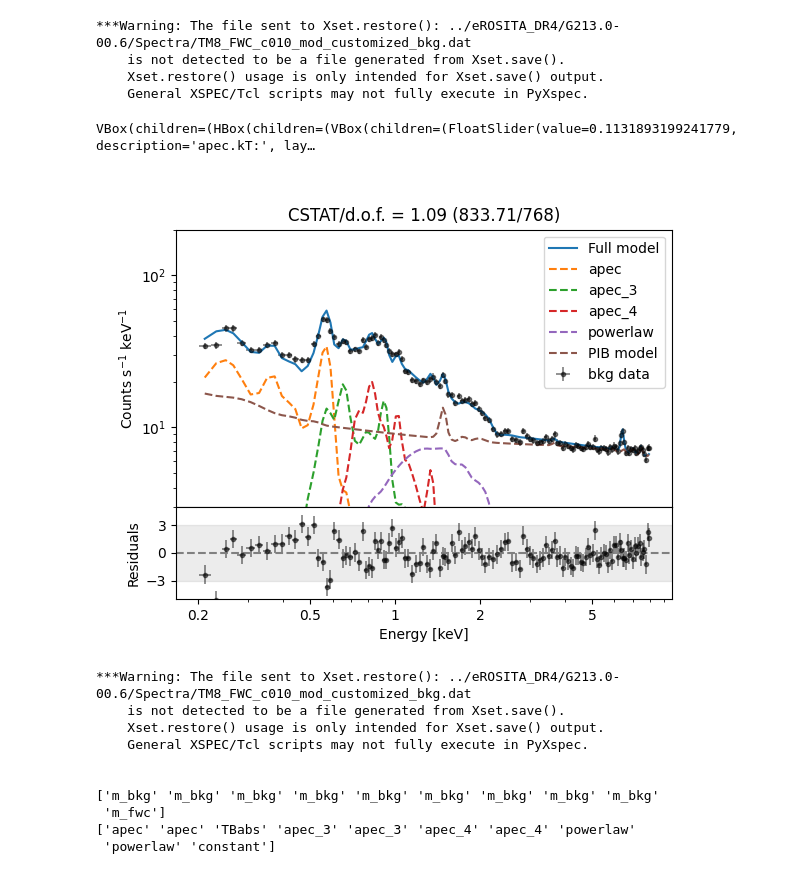
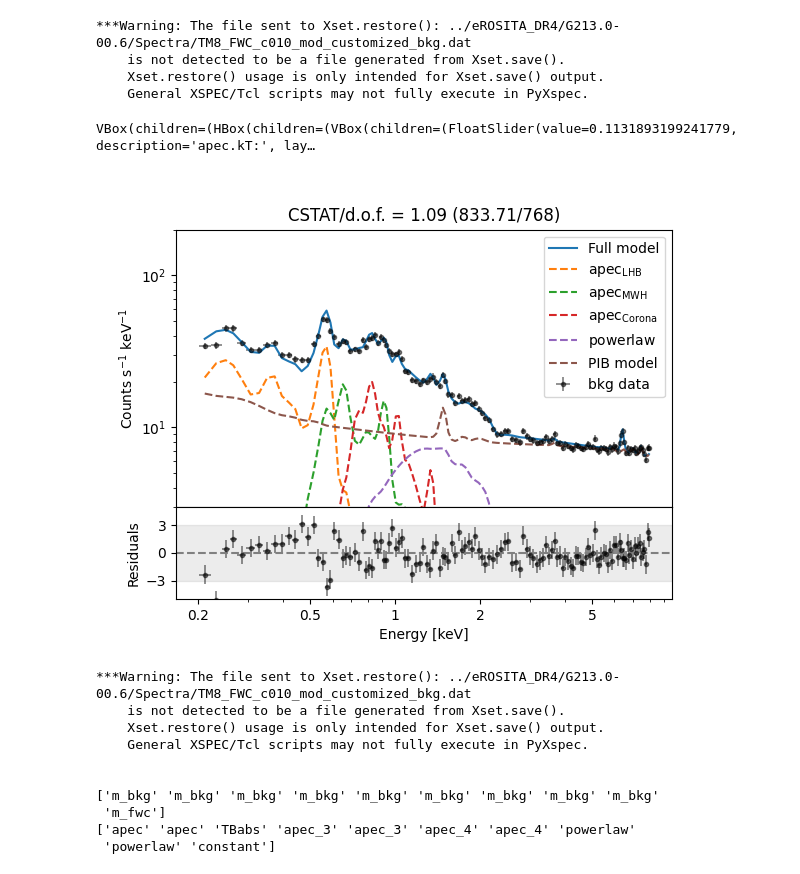
Before and after one commit to AdiPandya/XiP, a Jupyter notebook: xspec_plot.ipynb, the cells around one changed output. Saved outputs shown, nothing was run; the diff lists cells and outputs as text; code cells hidden in the pictures.

```diff
--- a/xspec_plot.ipynb
+++ b/xspec_plot.ipynb
@@ -27,4 +24,2 @@ label_list = [r"$\mathrm{apec_{LHB}}$",r"$\mathrm{apec_{MWH}}$",r"$\mathrm{apec_
 # %%
-plotter = XSPECInteractivePlot(Dir, bkgfile, rmf, arf, model_name, xspec_type='bkg')
+plotter = XSPECInteractivePlot(data_config, model_config, xspec_type='src')
-# %%
-plotter.set_param_helper()
@@ -48,0 +26,4 @@ powerlaw
+# %%
+plotter.initialize_xspec()
+plotter.set_model()
+# plotter.set_param_helper()
@@ -49,14 +54,12 @@ powerlaw
 # %%
-plotter = XSPECInteractivePlot(Dir, bkgfile, rmf, arf, model_name, param_defaults, label_list, xspec_type='bkg')
-
 plotter.run()
 # %% [output]
 ***Warning: The file sent to Xset.restore(): ../eROSITA_DR4/G213.0-00.6/Spectra/TM8_FWC_c010_mod_customized_bkg.dat
     is not detected to be a file generated from Xset.save().
     Xset.restore() usage is only intended for Xset.save() output.
     General XSPEC/Tcl scripts may not fully execute in PyXspec.
 VBox(children=(HBox(children=(VBox(children=(FloatSlider(value=0.1131893199241779, description='apec.kT:', lay…
-[figure, old version]
+[figure, new version]
 # %%
 plotter.initialize_xspec()
 plotter.set_model()
```
Also changed, not shown: parts of 4 cells of this notebook, 1 other file.
